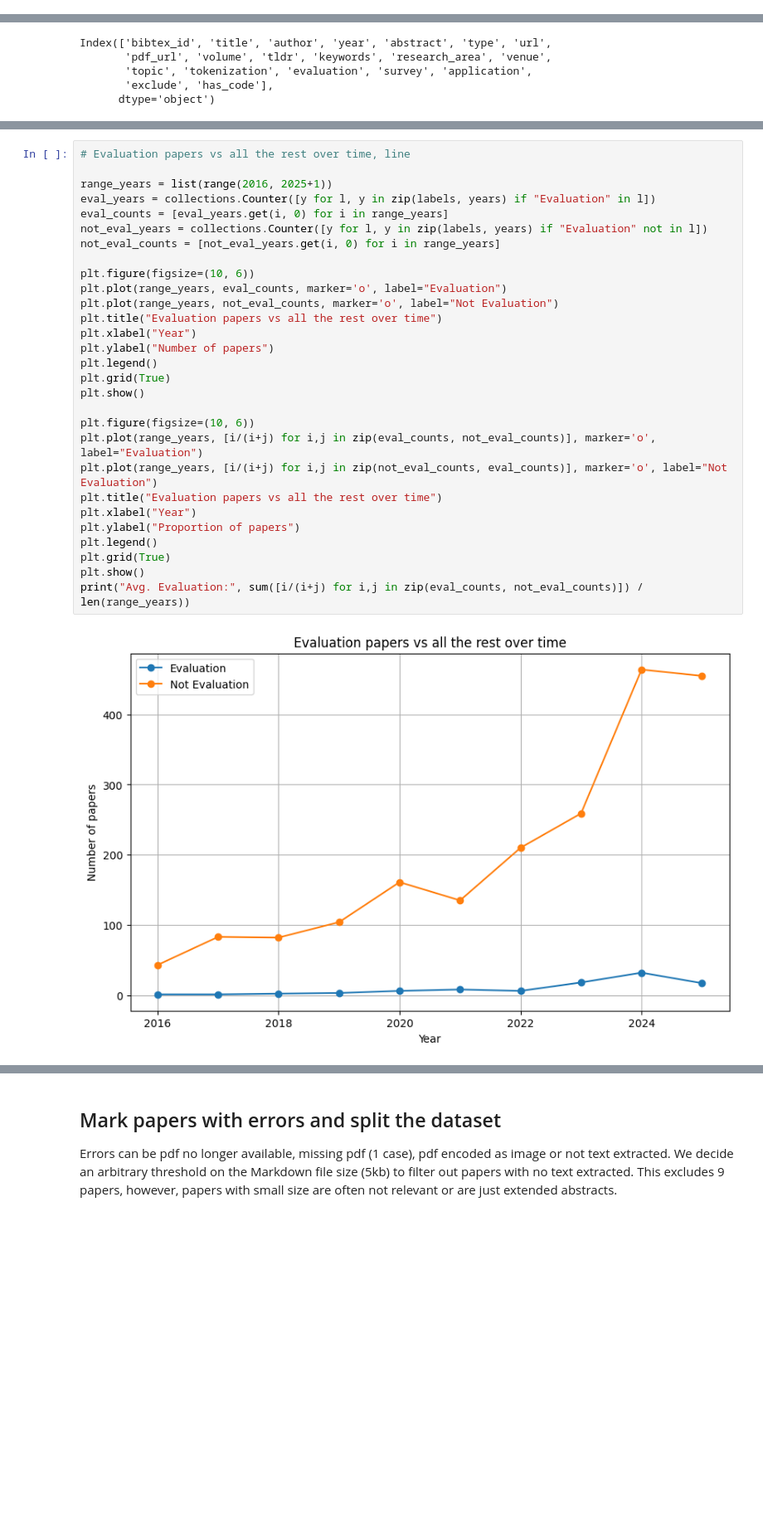
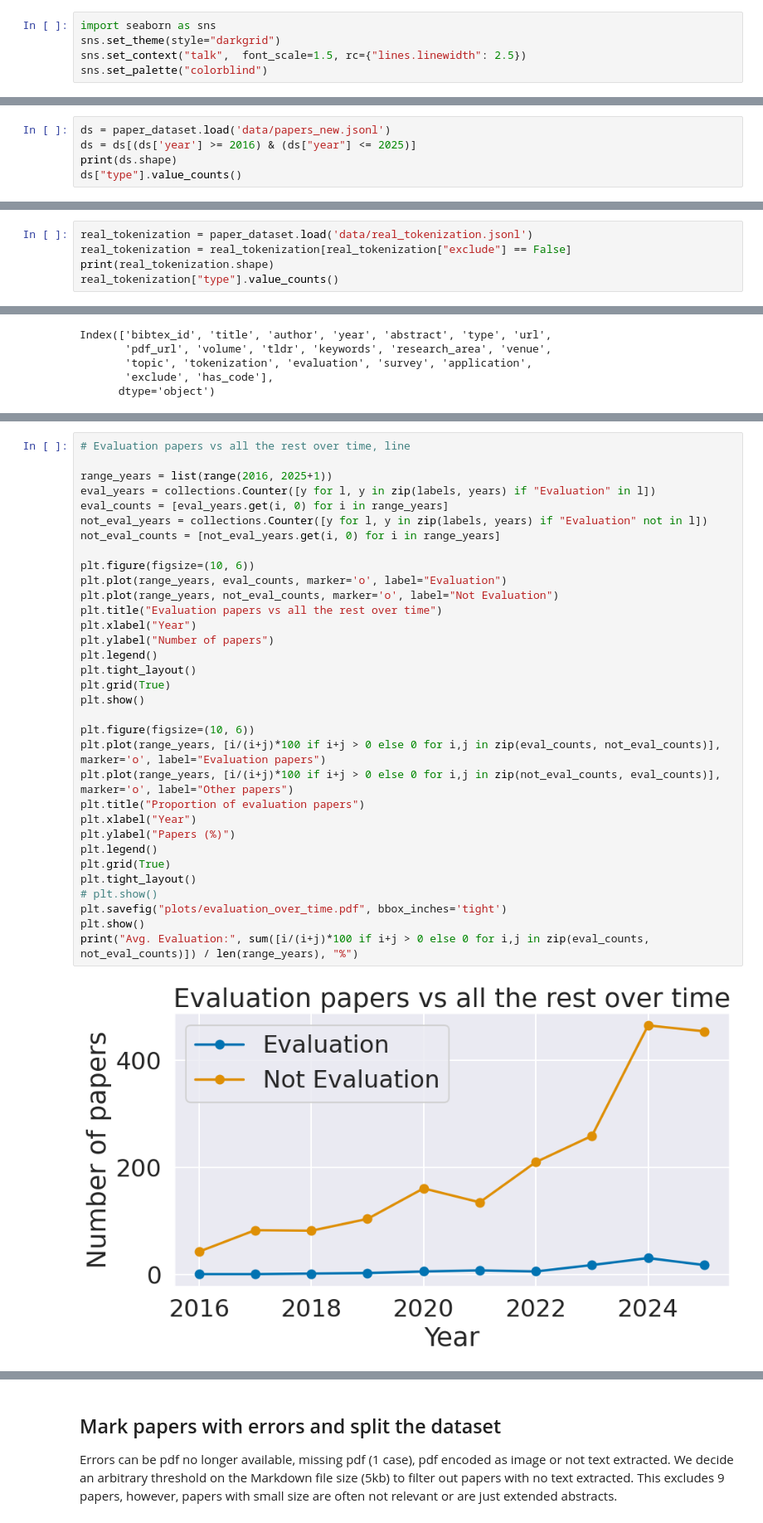
Before and after one commit to GianlucaVico/TalkAboutTokenization, a Jupyter notebook: initial_da.ipynb, the cells around one changed output, grey strips where cells are left out. Shown at 83% size. Cells and saved outputs as stored; diff of their text form; blank space fills up the shorter version.

Commit message:
graphs

```diff
--- a/initial_da.ipynb
+++ b/initial_da.ipynb
@@ -9,6 +9,11 @@ import matplotlib.pyplot as plt
 importlib.reload(paper_dataset)
 # %% [output]
 <module 'paper_dataset' from '/lnet/work/people/vico/TokSurvey/paper_dataset.py'>
+# %%
+import seaborn as sns
+sns.set_theme(style="darkgrid")
+sns.set_context("talk",  font_scale=1.5, rc={"lines.linewidth": 2.5})
+sns.set_palette("colorblind")
 # %%
 df = paper_dataset.load()
 # %% [markdown]
@@ -184,0 +198,5 @@ plt.show()
+# %%
+ds = paper_dataset.load('data/papers_new.jsonl')
+ds = ds[(ds['year'] >= 2016) & (ds["year"] <= 2025)]
+print(ds.shape)
+ds["type"].value_counts()
@@ -184,0 +226,5 @@ plt.show()
+# %%
+real_tokenization = paper_dataset.load('data/real_tokenization.jsonl')
+real_tokenization = real_tokenization[real_tokenization["exclude"] == False]
+print(real_tokenization.shape)
+real_tokenization["type"].value_counts()
@@ -440,31 +495,35 @@ Evaluation+Survey: 5
 # %%
 # Evaluation papers vs all the rest over time, line
 
 range_years = list(range(2016, 2025+1))
 eval_years = collections.Counter([y for l, y in zip(labels, years) if "Evaluation" in l])
 eval_counts = [eval_years.get(i, 0) for i in range_years]
 not_eval_years = collections.Counter([y for l, y in zip(labels, years) if "Evaluation" not in l])
 not_eval_counts = [not_eval_years.get(i, 0) for i in range_years]
 
 plt.figure(figsize=(10, 6))
 plt.plot(range_years, eval_counts, marker='o', label="Evaluation")
 plt.plot(range_years, not_eval_counts, marker='o', label="Not Evaluation")
 plt.title("Evaluation papers vs all the rest over time")
 plt.xlabel("Year")
 plt.ylabel("Number of papers")
 plt.legend()
+plt.tight_layout()
 plt.grid(True)
 plt.show()
 
 plt.figure(figsize=(10, 6))
-plt.plot(range_years, [i/(i+j) for i,j in zip(eval_counts, not_eval_counts)], marker='o', label="Evaluation")
-plt.plot(range_years, [i/(i+j) for i,j in zip(not_eval_counts, eval_counts)], marker='o', label="Not Evaluation")
-plt.title("Evaluation papers vs all the rest over time")
+plt.plot(range_years, [i/(i+j)*100 if i+j > 0 else 0 for i,j in zip(eval_counts, not_eval_counts)], marker='o', label="Evaluation papers")
+plt.plot(range_years, [i/(i+j)*100 if i+j > 0 else 0 for i,j in zip(not_eval_counts, eval_counts)], marker='o', label="Other papers")
+plt.title("Proportion of evaluation papers")
 plt.xlabel("Year")
-plt.ylabel("Proportion of papers")
+plt.ylabel("Papers (%)")
 plt.legend()
 plt.grid(True)
+plt.tight_layout()
+# plt.show()
+plt.savefig("plots/evaluation_over_time.pdf", bbox_inches='tight')
 plt.show()
-print("Avg. Evaluation:", sum([i/(i+j) for i,j in zip(eval_counts, not_eval_counts)]) / len(range_years))
+print("Avg. Evaluation:", sum([i/(i+j)*100 if i+j > 0 else 0 for i,j in zip(eval_counts, not_eval_counts)]) / len(range_years), "%")
 # %% [output]
-[figure, old version]
+[figure, new version]
```
Also changed, not shown: parts of 68 cells of this notebook, 8 other files.
